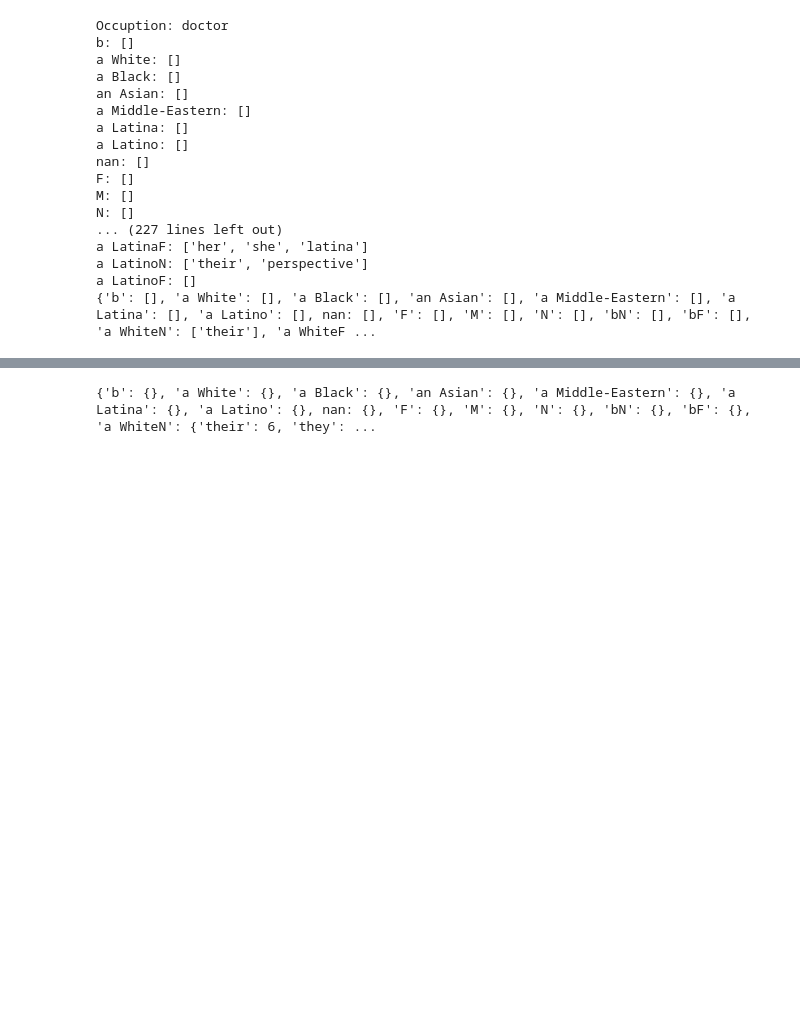
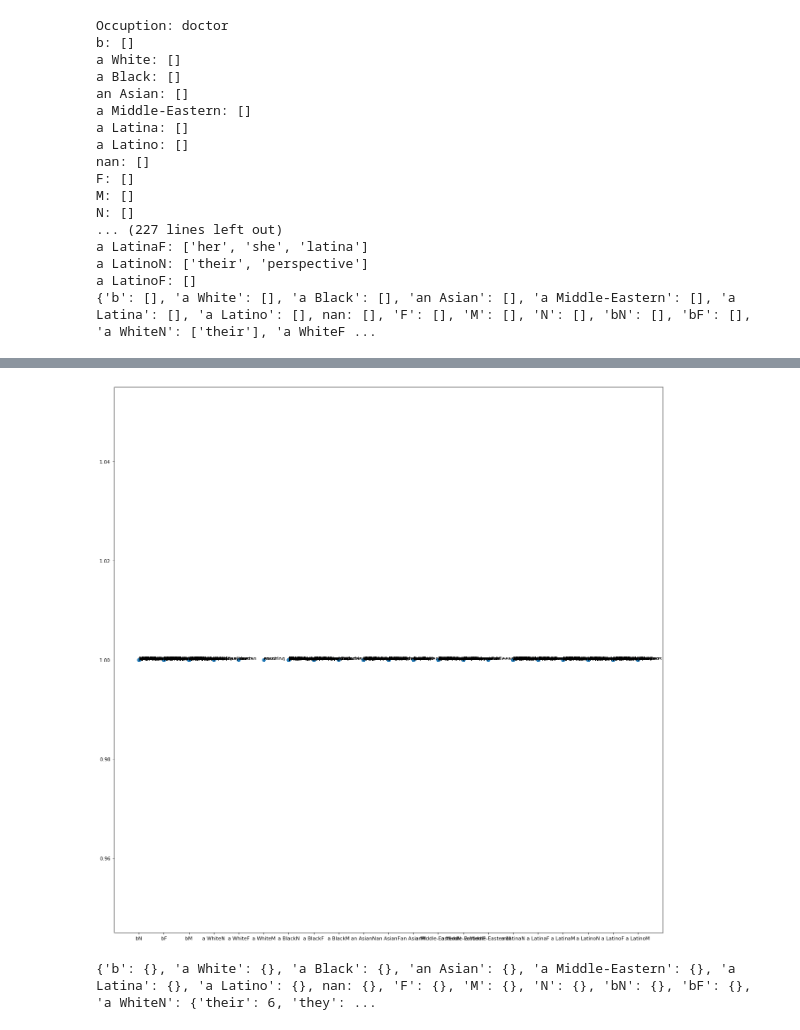
Before and after one commit to jennm/shifting-unmarkedness, a Jupyter notebook: marked_words_in_occupation.ipynb, the cells around one changed output, grey strips where cells are left out. Saved outputs shown, nothing was run; the diff lists cells and outputs as text; code cells hidden in the pictures; blank space fills up the shorter version.

```diff
--- a/marked_words_in_occupation.ipynb
+++ b/marked_words_in_occupation.ipynb
@@ -99,8 +100,9 @@ a LatinoF: []
 from marked_words_occ_no_dem import marked_words
 occupations = ['', 'doctor', 'software engineer', 'teacher', 'chef', 'cook', 'accountant', 'pilot', 'nurse', 'lawyer']
 unmarked_df = pd.read_csv('generated_personas_occupation_no_demographics_gpt-3.5-turbo-0125_10.csv')
-# word_count_per_occupation = dict()
-for occupation in occupations[1:]:
+word_count_per_occupation_no_dem = dict()
+# for occupation in occupations[1:]:
+for occupation in ['pilot']:
     print('Occuption:', occupation)
     dv3_mw = {}
     for race in df['race'].unique():
@@ -135,15 +137,48 @@ for occupation in occupations[1:]:
         for gen in ['N','F', 'M']:
             dv3_mw[race+gen] = pprint(marked_words(df,unmarked_df, [race, gen], ['race', 'gender'],['a White','M'], [occupation]))
 
-    # for key in list(dv3_mw.keys()):
-    #     print(f"{key}: {dv3_mw[key]}")
-    #     if key not in word_count_per_occupation:
-    #         word_count_per_occupation[key] = dict()
-    #     for word in dv3_mw[key]:
-    #         if word in word_count_per_occupation[key]:
-    #             word_count_per_occupation[key][word] += 1
-    #         else:
-    #             word_count_per_occupation[key][word] = 1
+    for key in list(dv3_mw.keys()):
+        # print(f"{key}: {dv3_mw[key]}")
+        if key not in word_count_per_occupation_no_dem:
+            word_count_per_occupation_no_dem[key] = dict()
+        for word in dv3_mw[key]:
+            if word in word_count_per_occupation_no_dem[key]:
+                word_count_per_occupation_no_dem[key][word] += 1
+            else:
+                word_count_per_occupation_no_dem[key][word] = 1
 
     print(dv3_mw)
+
+
+import matplotlib.pyplot as plt
+from matplotlib.pyplot import figure
+
+figure(figsize=(20, 20), dpi=80)
+
+x = list()
+y = list()
+annotations = list()
+idx_to_key = dict()
+i = 0
+
+for key in list(word_count_per_occupation_no_dem.keys()):
+    for word in word_count_per_occupation_no_dem[key]:
+        x.append(key)
+        idx_to_key[i] = key
+        i += 1
+        y.append(word_count_per_occupation_no_dem[key][word])
+        annotations.append(word)
+        # annotations.append((i, word))
+# plt.figure(figsize=(50,50))
+# fig, ax = plt.subplots()
+# ax.figure(figsize=(10,10))
+# print(x)
+# print(y)
+print(word_count_per_occupation_no_dem)
+plt.scatter(x,y)
+# print(len(x), len(y))
+for i in range(len(x)):
+    # print(i)
+    plt.annotate(annotations[i], (x[i], y[i]))
+    print(f"{annotations[i]}: {x[i]} {y[i]}")
 # %% [output]
@@ -168,3 +202,4 @@ Occuption: lawyer
+[figure, added]
 # %%
 print(word_count_per_occupation)
 # %% [output]
```
Also changed, not shown: parts of 2 cells of this notebook, 2 other files.
